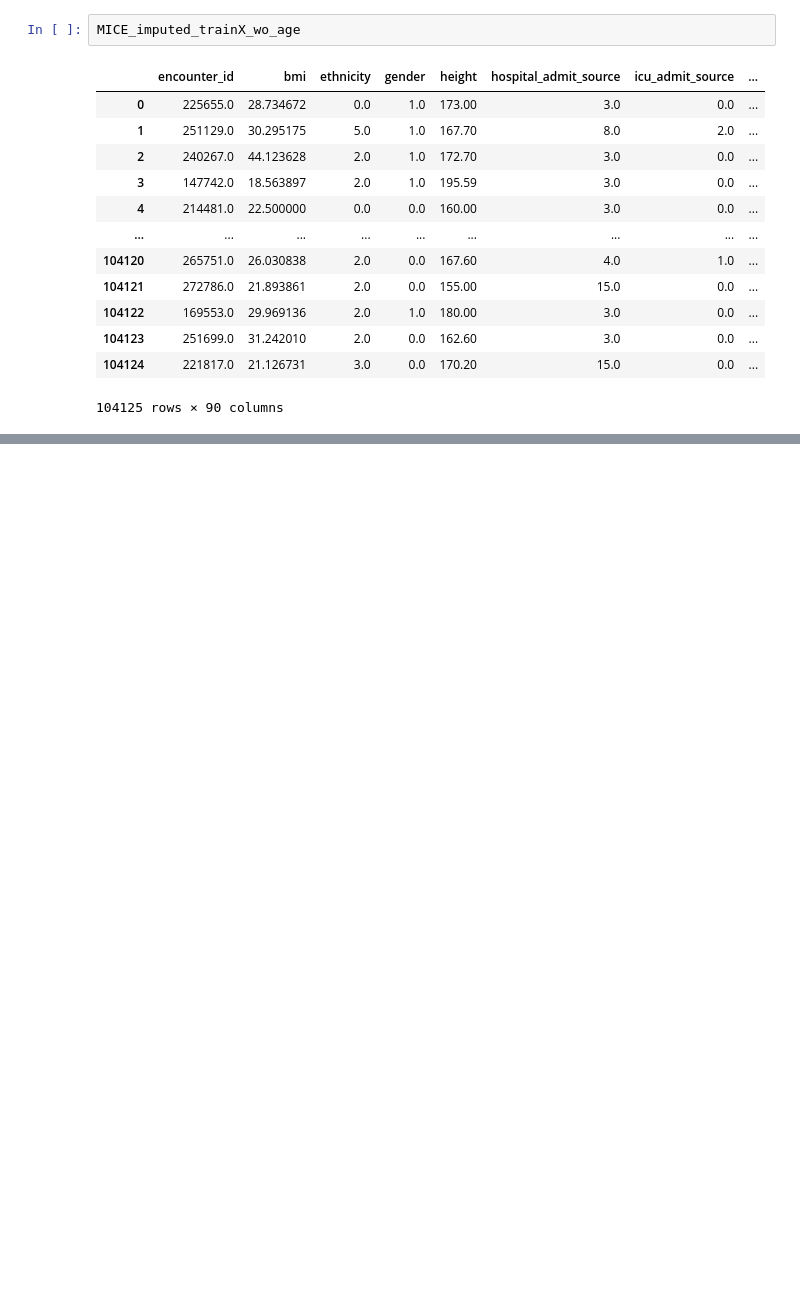
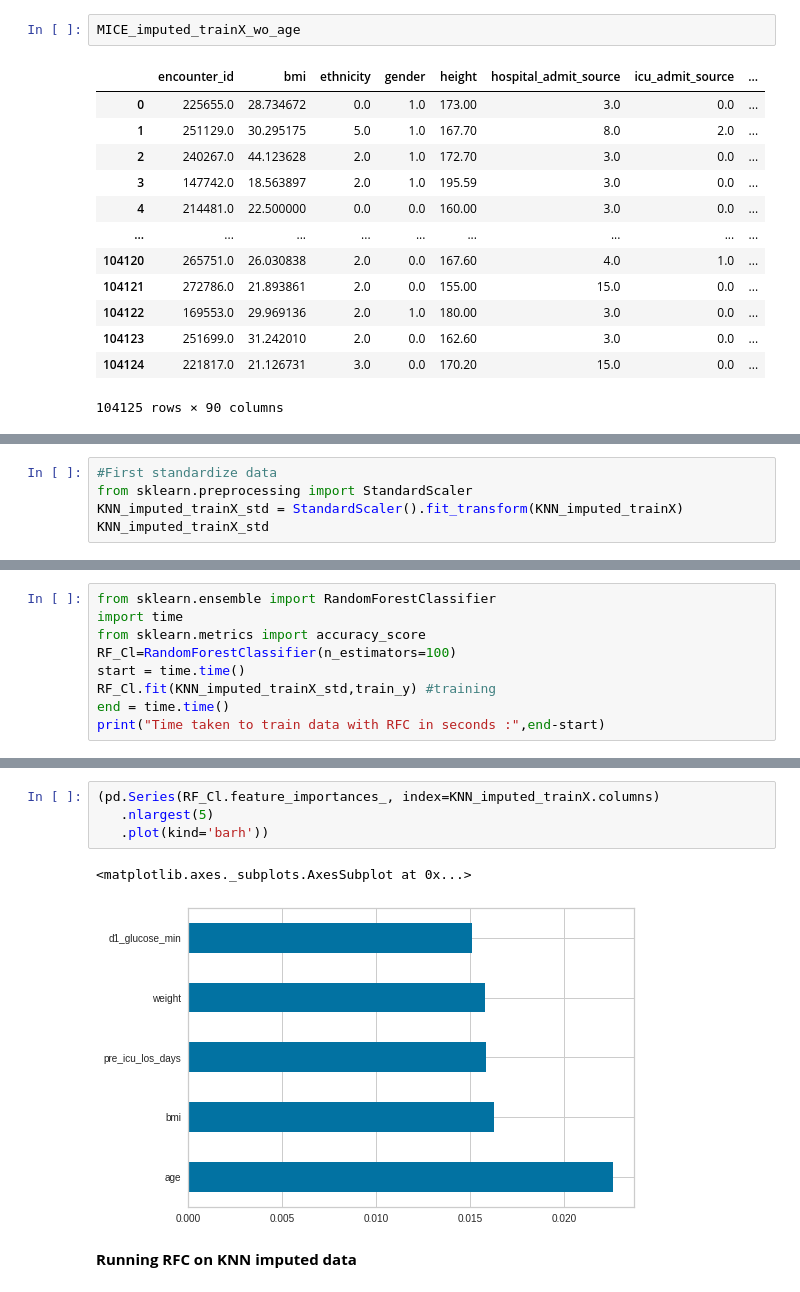
Before and after one commit to bvchand/Diabetes-detection-in-ICU-patients, a Jupyter notebook: diabetes_data_preprocessing.ipynb, the cells around one changed output, grey strips where cells are left out. Drawn from its saved outputs; the diff is of its cells as text; blank space fills up the shorter version.

Commit message:
commiting RFC on KNN_imputed data and MICE data

```diff
--- a/diabetes_data_preprocessing.ipynb
+++ b/diabetes_data_preprocessing.ipynb
@@ -408,0 +478,5 @@ MICE_imputed_trainX_wo_age
+# %%
+#First standardize data
+from sklearn.preprocessing import StandardScaler
+KNN_imputed_trainX_std = StandardScaler().fit_transform(KNN_imputed_trainX)
+KNN_imputed_trainX_std
@@ -408,0 +497,9 @@ MICE_imputed_trainX_wo_age
+# %%
+from sklearn.ensemble import RandomForestClassifier
+import time
+from sklearn.metrics import accuracy_score
+RF_Cl=RandomForestClassifier(n_estimators=100)
+start = time.time()
+RF_Cl.fit(KNN_imputed_trainX_std,train_y) #training
+end = time.time()
+print("Time taken to train data with RFC in seconds :",end-start)
@@ -408,0 +526,9 @@ MICE_imputed_trainX_wo_age
+# %%
+(pd.Series(RF_Cl.feature_importances_, index=KNN_imputed_trainX.columns)
+   .nlargest(5)
+   .plot(kind='barh'))
+# %% [output]
+<matplotlib.axes._subplots.AxesSubplot at 0x...>
+[figure, added]
+# %% [markdown]
+**Running RFC on KNN imputed data**
```
Also changed, not shown: parts of 14 cells of this notebook.
